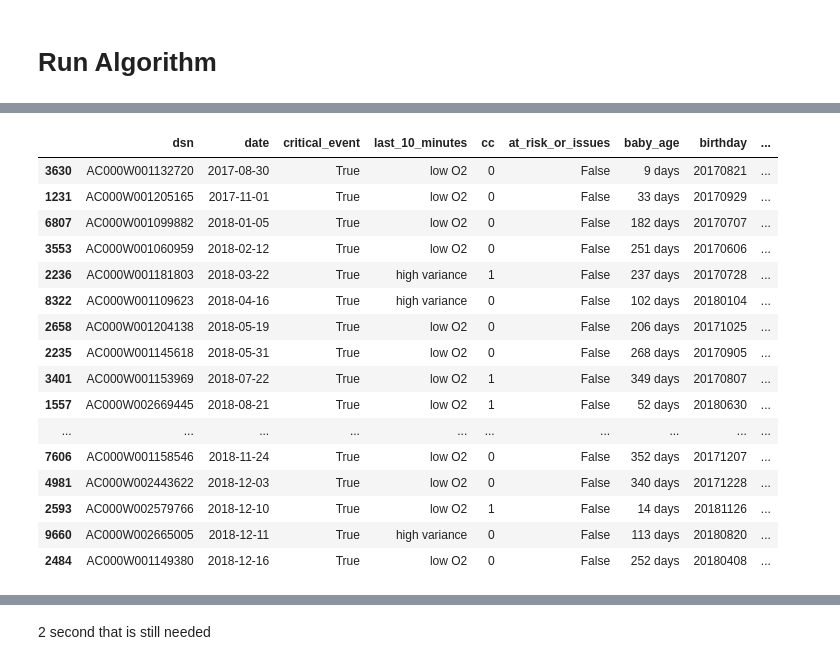
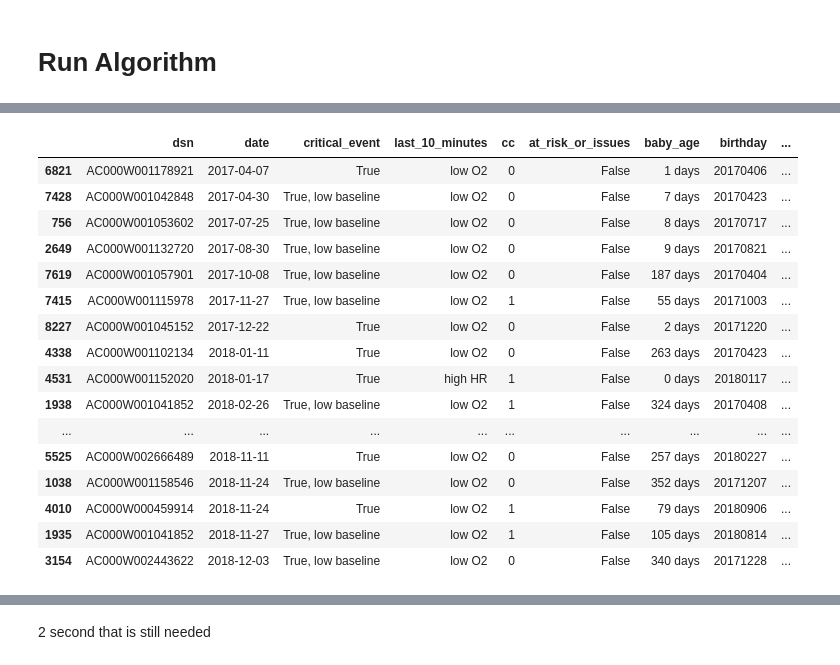
Before and after one commit to baileymichele/Owlet-code, a Jupyter notebook: Flatline Algorithm.ipynb, the cells around one changed output, grey strips where cells are left out. Cells and saved outputs as stored; diff of their text form; code cells hidden in the pictures.

```diff
--- a/Flatline Algorithm.ipynb
+++ b/Flatline Algorithm.ipynb
@@ -458,6 +632,6 @@ def signal_sock(x):
 folder = '16k_round_2'
 inclusion_dsns = pickle.load(open(f'/Users/brodriguez/Documents/Owlet-code/{folder}/inclusion_dsns.p', 'rb'))
 location_data = pickle.load(open(f'/Users/brodriguez/Documents/Owlet-code/{folder}/16000_location_data.p', 'rb'))
-# reg_baby_info = pickle.load(open(f'/Users/brodriguez/Documents/Owlet-code/{folder}/reg_baby_data_test.p', 'rb')).sort_values(by='registered_at')
 dsns_1_bday = pickle.load(open(f'/Users/brodriguez/Documents/Owlet-code/{folder}/dsns_1_bday.p', 'rb'))
+baby_info = pickle.load(open('16k_reg_and_cc_bdays4.p','rb'))
 # %%
@@ -468,0 +657,5 @@ total babies < 1 on last day 11630
+# %%
+folder = '16k_round_2'
+df_classified = pickle.load(open(f'/Users/brodriguez/Documents/Owlet-code/{folder}/df_classified_jun_28.p', 'rb'))
+df_critical = pickle.load(open(f'/Users/brodriguez/Documents/Owlet-code/{folder}/df_critical_jun_28.p', 'rb'))
+# df_classified_no_reg = pickle.load(open(f'/Users/brodriguez/Documents/Owlet-code/{folder}/df_classified_no_reg_jul_11.p', 'rb'))
@@ -543,0 +737,7 @@ df_critical_round1
+# %%
+#dont want to apply this to whole df, just to critical events (have to get 2sec data on computer before)
+true = ['True', 'True, low baseline', 'True, instantaneous', 'True, many instantaneous']
+# TODO include False w/ last 10 min low o2?? Look at some
+df_critical = df_classified.query('critical_event in @true and at_risk_or_issues == False')
+if df_critical.shape[0] != 0:
+    df_critical['signal_sock'] = df_critical.apply(signal_sock, axis=1)
@@ -571,5 +762,0 @@ Get 2 second data for critical events before further classification
-# %%
-#dont want to apply this to whole df, just to critical events (have to get 2sec data on computer before)
-df_critical = df_classified.loc[df_classified.critical_event == True]
-if df_critical.shape[0] != 0:
-    df_critical['signal_sock'] = df_critical.apply(signal_sock, axis=1)
@@ -607,27 +787,29 @@ df_critical[(df_critical.last_10_minutes != 'high variance') &
 # %%
 # * cases
-df_critical[(df_critical.last_10_minutes != 'Good vitals') &
-            (df_critical.last_10_minutes != 'not valid') &
-            (df_critical.at_risk_or_issues == False) &
-            (((df_critical.last_10_minutes != 'high variance') & (df_critical.signal_sock == 'sock off')) |
-            ((df_critical.last_10_minutes == 'high variance') & (df_critical.signal_sock == 'signal lost before sock off')))]
+
+df_critical[(df_critical.at_risk_or_issues == False) &
+            (df_critical.last_10_minutes != 'Good vitals') &
+            (df_critical.critical_event != 'True, instantaneous') &
+            (df_critical.signal_sock != 'signal lost before sock off') &
+            (df_critical.signal_sock != 'unknown') &
+            (df_critical.signal_sock != 'battery died')]
 # %% [output]
 |  | dsn | date | critical_event | last_10_minutes | cc | at_risk_or_issues | baby_age | birthday | ... |
-| 3630 | AC000W001132720 | 2017-08-30 | True | low O2 | 0 | False | 9 days | 20170821 | ... |
-| 1231 | AC000W001205165 | 2017-11-01 | True | low O2 | 0 | False | 33 days | 20170929 | ... |
-| 6807 | AC000W001099882 | 2018-01-05 | True | low O2 | 0 | False | 182 days | 20170707 | ... |
-| 3553 | AC000W001060959 | 2018-02-12 | True | low O2 | 0 | False | 251 days | 20170606 | ... |
-| 2236 | AC000W001181803 | 2018-03-22 | True | high variance | 1 | False | 237 days | 20170728 | ... |
-| 8322 | AC000W001109623 | 2018-04-16 | True | high variance | 0 | False | 102 days | 20180104 | ... |
-| 2658 | AC000W001204138 | 2018-05-19 | True | low O2 | 0 | False | 206 days | 20171025 | ... |
-| 2235 | AC000W001145618 | 2018-05-31 | True | low O2 | 0 | False | 268 days | 20170905 | ... |
-| 3401 | AC000W001153969 | 2018-07-22 | True | low O2 | 1 | False | 349 days | 20170807 | ... |
-| 1557 | AC000W002669445 | 2018-08-21 | True | low O2 | 1 | False | 52 days | 20180630 | ... |
+| 6821 | AC000W001178921 | 2017-04-07 | True | low O2 | 0 | False | 1 days | 20170406 | ... |
+| 7428 | AC000W001042848 | 2017-04-30 | True, low baseline | low O2 | 0 | False | 7 days | 20170423 | ... |
+| 756 | AC000W001053602 | 2017-07-25 | True, low baseline | low O2 | 0 | False | 8 days | 20170717 | ... |
+| 2649 | AC000W001132720 | 2017-08-30 | True, low baseline | low O2 | 0 | False | 9 days | 20170821 | ... |
+| 7619 | AC000W001057901 | 2017-10-08 | True, low baseline | low O2 | 0 | False | 187 days | 20170404 | ... |
+| 7415 | AC000W001115978 | 2017-11-27 | True, low baseline | low O2 | 1 | False | 55 days | 20171003 | ... |
+| 8227 | AC000W001045152 | 2017-12-22 | True | low O2 | 0 | False | 2 days | 20171220 | ... |
+| 4338 | AC000W001102134 | 2018-01-11 | True | low O2 | 0 | False | 263 days | 20170423 | ... |
+| 4531 | AC000W001152020 | 2018-01-17 | True | high HR | 1 | False | 0 days | 20180117 | ... |
+| 1938 | AC000W001041852 | 2018-02-26 | True, low baseline | low O2 | 1 | False | 324 days | 20170408 | ... |
 | ... | ... | ... | ... | ... | ... | ... | ... | ... | ... |
-| 7606 | AC000W001158546 | 2018-11-24 | True | low O2 | 0 | False | 352 days | 20171207 | ... |
-| 4981 | AC000W002443622 | 2018-12-03 | True | low O2 | 0 | False | 340 days | 20171228 | ... |
-| 2593 | AC000W002579766 | 2018-12-10 | True | low O2 | 1 | False | 14 days | 20181126 | ... |
-| 9660 | AC000W002665005 | 2018-12-11 | True | high variance | 0 | False | 113 days | 20180820 | ... |
-| 2484 | AC000W001149380 | 2018-12-16 | True | low O2 | 0 | False | 252 days | 20180408 | ... |
+| 5525 | AC000W002666489 | 2018-11-11 | True | low O2 | 0 | False | 257 days | 20180227 | ... |
+| 1038 | AC000W001158546 | 2018-11-24 | True, low baseline | low O2 | 0 | False | 352 days | 20171207 | ... |
+| 4010 | AC000W000459914 | 2018-11-24 | True | low O2 | 1 | False | 79 days | 20180906 | ... |
+| 1935 | AC000W001041852 | 2018-11-27 | True, low baseline | low O2 | 1 | False | 105 days | 20180814 | ... |
+| 3154 | AC000W002443622 | 2018-12-03 | True, low baseline | low O2 | 0 | False | 340 days | 20171228 | ... |
 # %%
 # ? cases
```
Also changed, not shown: parts of 82 cells of this notebook, 4 other files.
